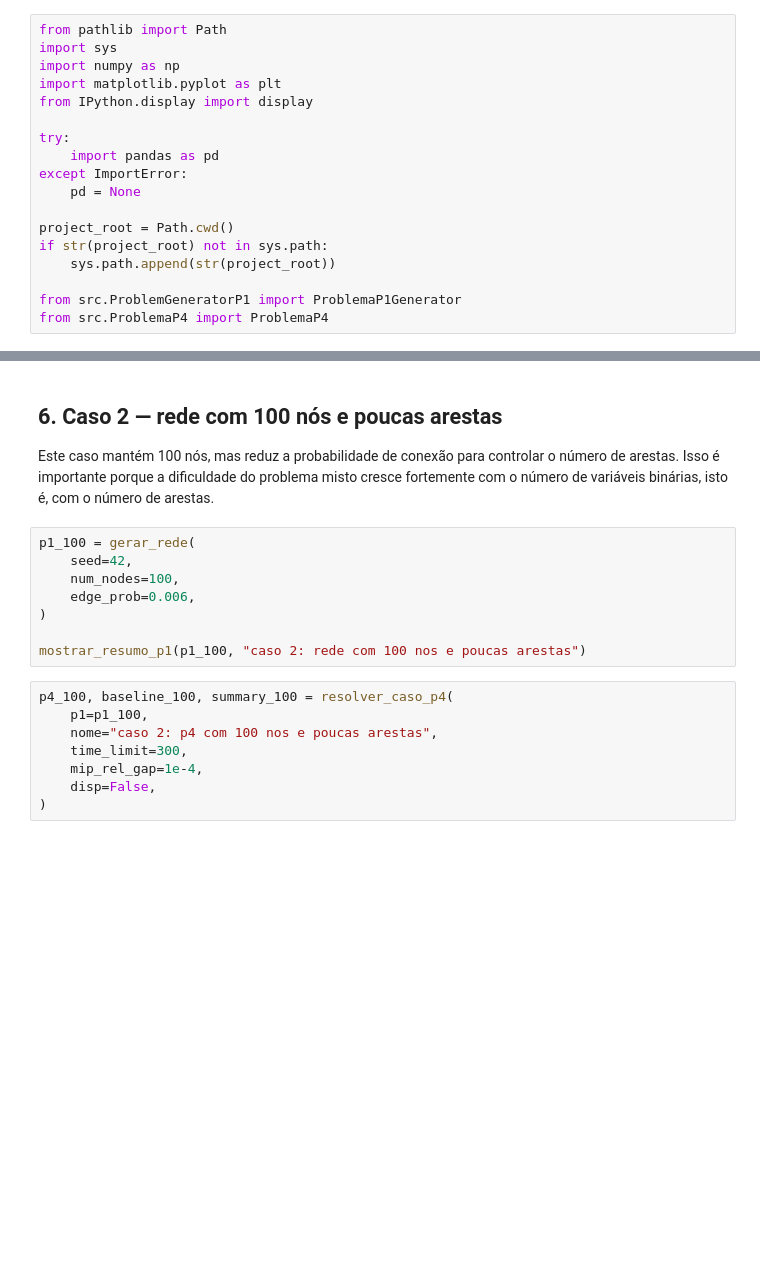
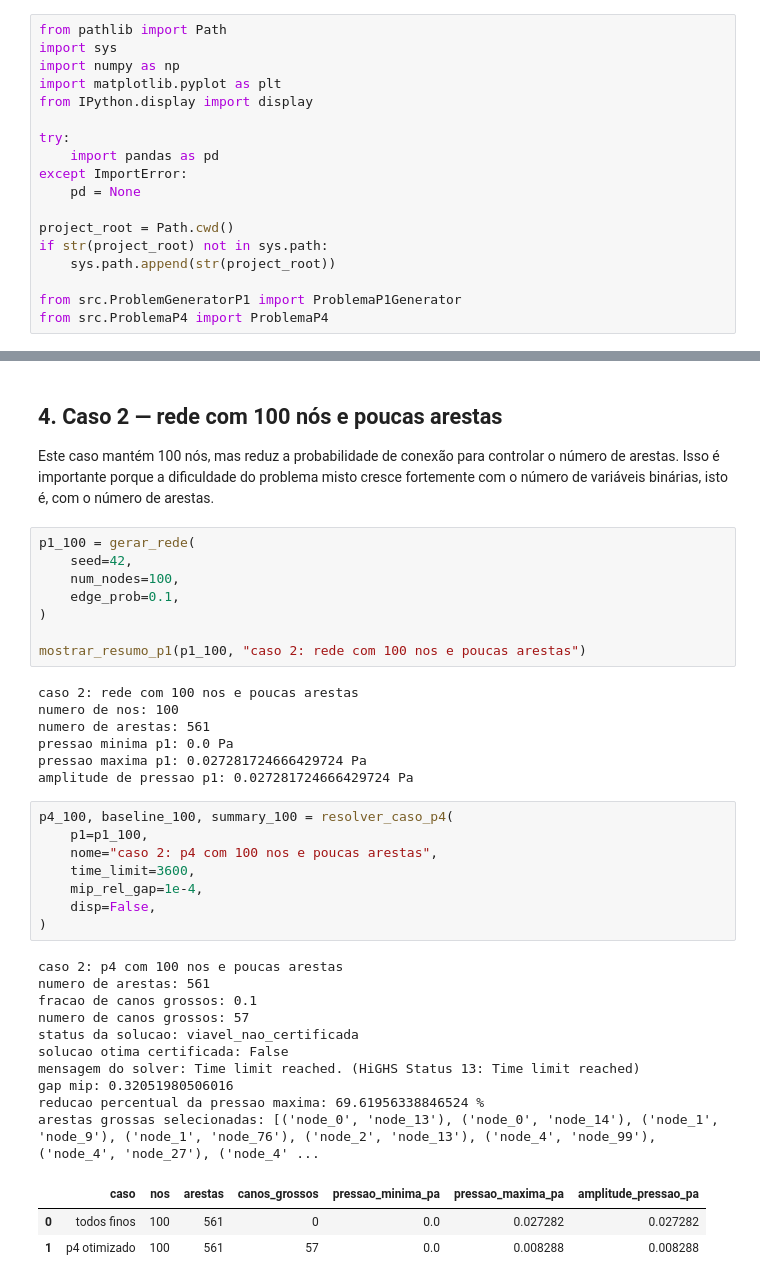
Before and after one commit to joaobalieiro/Classe_Problema_em_Redes, a Jupyter notebook: apresentacao_4.ipynb, the cells around one changed output, grey strips where cells are left out. Cells and saved outputs as stored; diff of their text form; blank space fills up the shorter version.

```diff
--- a/apresentacao_4.ipynb
+++ b/apresentacao_4.ipynb
@@ -199,21 +276,42 @@ plt.show()
 # %% [markdown]
-## 6. Caso 2 — rede com 100 nós e poucas arestas
+## 4. Caso 2 — rede com 100 nós e poucas arestas
 
 Este caso mantém 100 nós, mas reduz a probabilidade de conexão para controlar o número de arestas. Isso é importante porque a dificuldade do problema misto cresce fortemente com o número de variáveis binárias, isto é, com o número de arestas.
 # %%
 p1_100 = gerar_rede(
     seed=42,
     num_nodes=100,
-    edge_prob=0.006,
+    edge_prob=0.1,
 )
 
 mostrar_resumo_p1(p1_100, "caso 2: rede com 100 nos e poucas arestas")
+# %% [output]
+caso 2: rede com 100 nos e poucas arestas
+numero de nos: 100
+numero de arestas: 561
+pressao minima p1: 0.0 Pa
+pressao maxima p1: 0.027281724666429724 Pa
+amplitude de pressao p1: 0.027281724666429724 Pa
 # %%
 p4_100, baseline_100, summary_100 = resolver_caso_p4(
     p1=p1_100,
     nome="caso 2: p4 com 100 nos e poucas arestas",
-    time_limit=300,
+    time_limit=3600,
     mip_rel_gap=1e-4,
     disp=False,
 )
+# %% [output]
+caso 2: p4 com 100 nos e poucas arestas
+numero de arestas: 561
+fracao de canos grossos: 0.1
+numero de canos grossos: 57
+status da solucao: viavel_nao_certificada
+solucao otima certificada: False
+mensagem do solver: Time limit reached. (HiGHS Status 13: Time limit reached)
+gap mip: 0.32051980506016
+reducao percentual da pressao maxima: 69.61956338846524 %
+arestas grossas selecionadas: [('node_0', 'node_13'), ('node_0', 'node_14'), ('node_1', 'node_9'), ('node_1', 'node_76'), ('node_2', 'node_13'), ('node_4', 'node_99'), ('node_4', 'node_27'), ('node_4' ...
+|  | caso | nos | arestas | canos_grossos | pressao_minima_pa | pressao_maxima_pa | amplitude_pressao_pa |
+| 0 | todos finos | 100 | 561 | 0 | 0.0 | 0.027282 | 0.027282 |
+| 1 | p4 otimizado | 100 | 561 | 57 | 0.0 | 0.008288 | 0.008288 |
 # %% [markdown]
```
Also changed, not shown: parts of 25 cells of this notebook.
